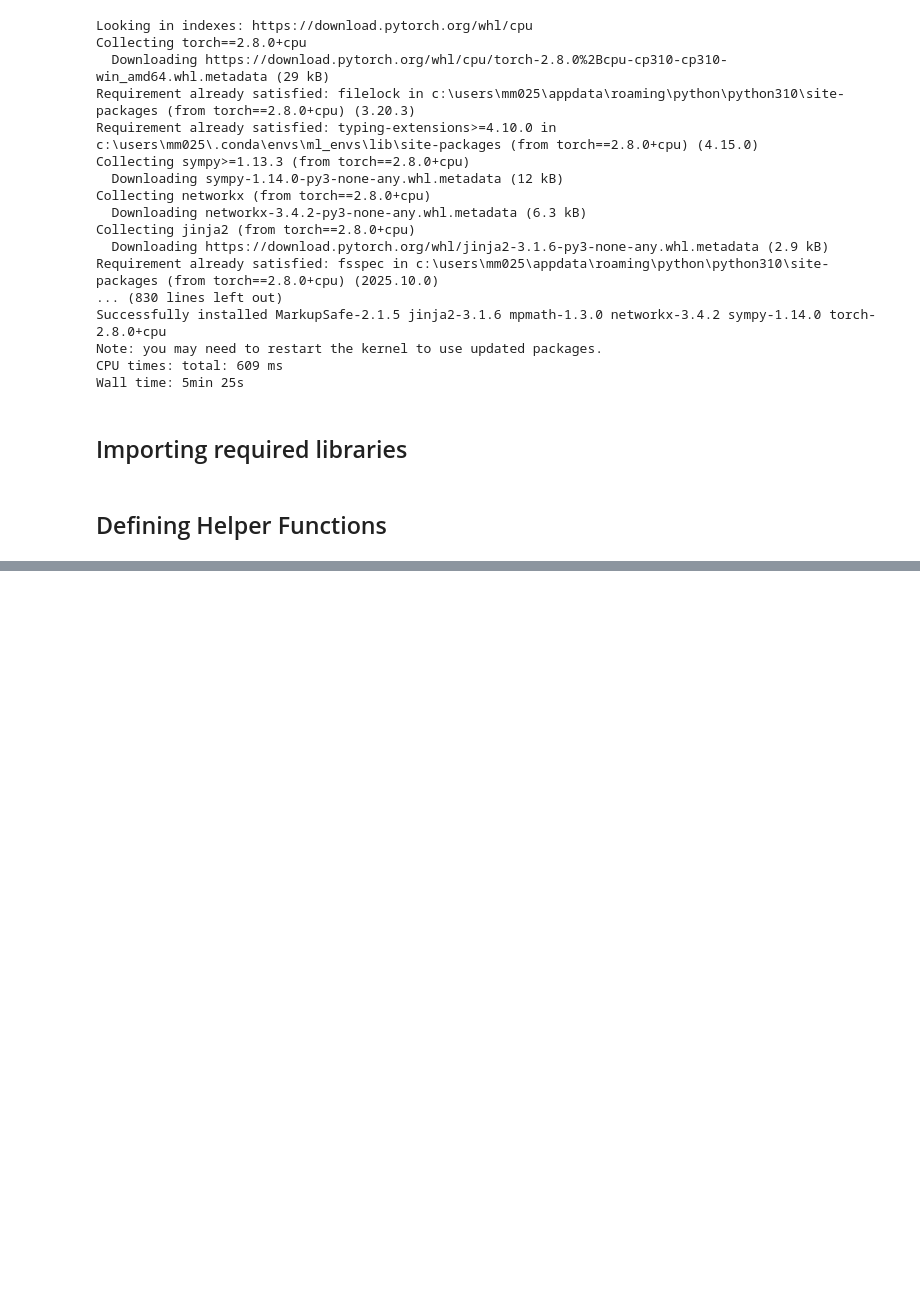
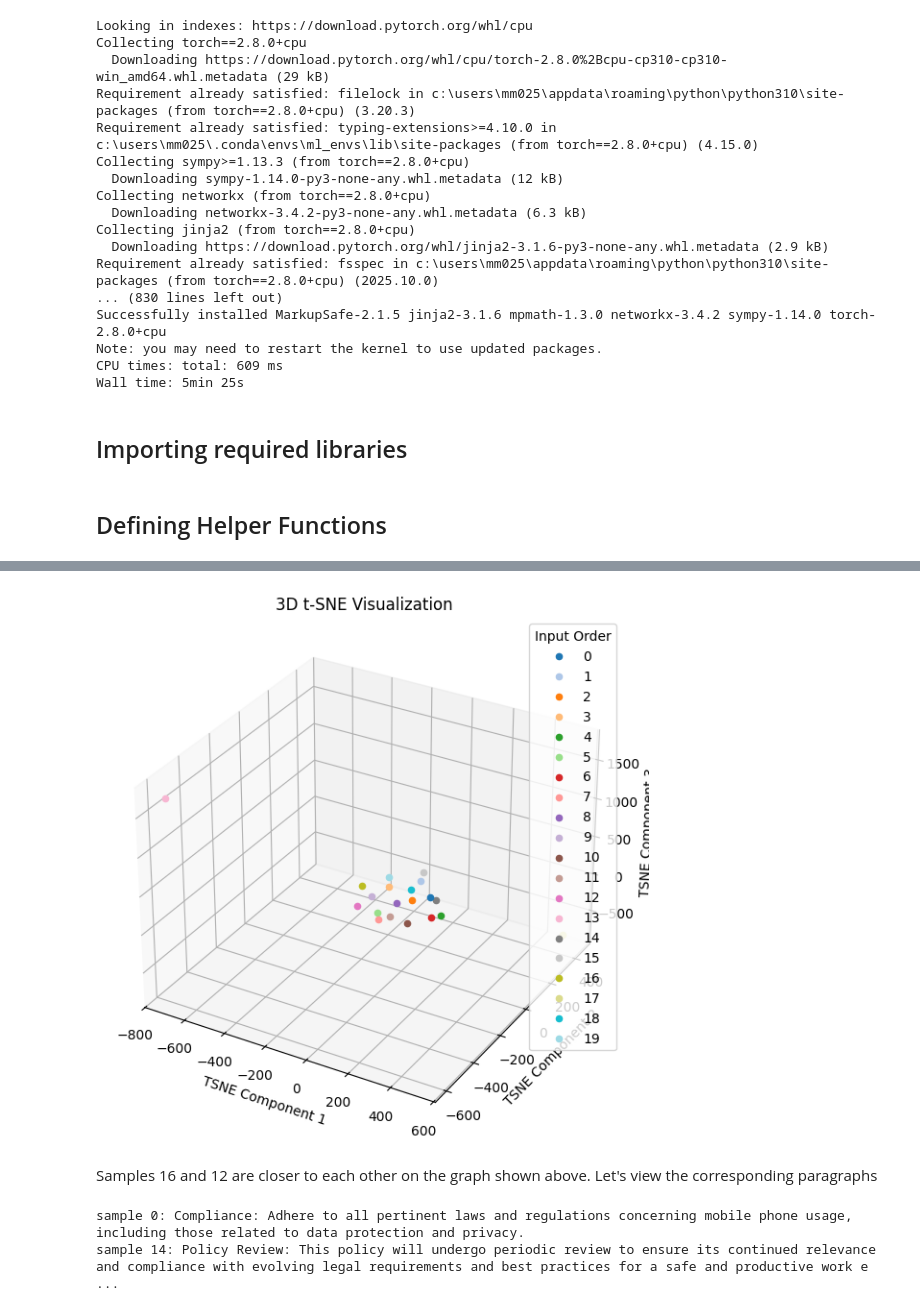
Before and after one commit to TataMoktari/RAG_with_Hugging_Face, a Jupyter notebook: RAG_with_Hugging_Face.ipynb, the cells around one changed output, grey strips where cells are left out. Drawn from its saved outputs; the diff is of its cells as text; code cells hidden in the pictures; blank space fills up the shorter version.

```diff
--- a/RAG_with_Hugging_Face.ipynb
+++ b/RAG_with_Hugging_Face.ipynb
@@ -228,0 +224,13 @@ def tsne_plot(data):
+# %%
+def read_and_split_text(filename):
+    with open(filename, 'r', encoding='utf-8') as file:
+        text = file.read()
+    # Split the text into paragraphs (simple split by newline characters)
+    paragraphs = text.split('\n')
+    # Filter out any empty paragraphs or undesired entries
+    paragraphs = [para.strip() for para in paragraphs if len(para.strip()) > 0]
+    return paragraphs
+
+# Read the text file and split it into paragraphs
+paragraphs = read_and_split_text('companyPolicies.txt')
+paragraphs[0:10]
@@ -228,0 +285,3 @@ def tsne_plot(data):
+# %%
+context_tokenizer = DPRContextEncoderTokenizer.from_pretrained('facebook/dpr-ctx_encoder-single-nq-base')
+context_tokenizer
@@ -228,0 +331,2 @@ def tsne_plot(data):
+# %%
+context_encoder = DPRContextEncoder.from_pretrained('facebook/dpr-ctx_encoder-single-nq-base')
@@ -228,0 +350,5 @@ def tsne_plot(data):
+# %%
+tokens=context_tokenizer( paragraphs[:20], return_tensors='pt', padding=True, truncation=True, max_length=256)
+tokens
+outputs=context_encoder(**tokens)
+outputs.pooler_output
@@ -228,0 +370,12 @@ def tsne_plot(data):
+# %%
+tsne_plot(outputs.pooler_output.detach().numpy())
+# %% [output]
+[figure, added]
+# %% [markdown]
+Samples 16 and 12 are closer to each other on the graph shown above. Let's view the corresponding paragraphs
+# %%
+print("sample 0:", paragraphs[0])
+print("sample 14:", paragraphs[14])
+# %% [output]
+sample 0: Compliance: Adhere to all pertinent laws and regulations concerning mobile phone usage, including those related to data protection and privacy.
+sample 14: Policy Review: This policy will undergo periodic review to ensure its continued relevance and compliance with evolving legal requirements and best practices for a safe and productive work e ...
```
Also changed, not shown: parts of 46 cells of this notebook.
